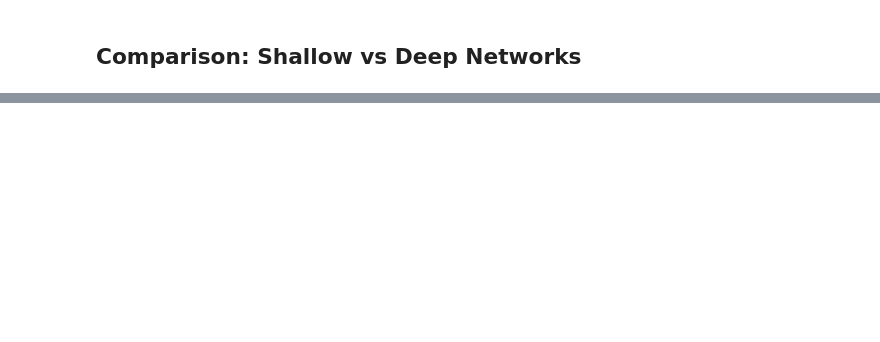
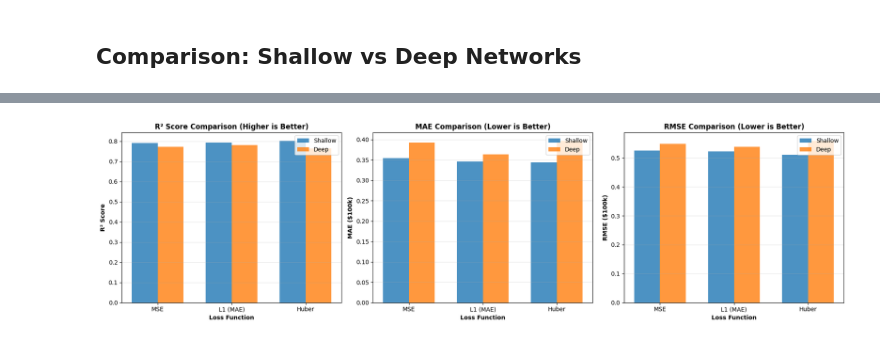
Before and after one commit to sbfroy/ikt469, a Jupyter notebook: assignment1.ipynb, the cells around one changed output, grey strips where cells are left out. Cells and saved outputs as stored; diff of their text form; code cells hidden in the pictures; blank space fills up the shorter version.

```diff
--- a/assignment1.ipynb
+++ b/assignment1.ipynb
@@ -720,0 +757,90 @@ Deep                 Huber           14.1470
+# %%
+# Create comprehensive performance comparison visualization
+fig, axes = plt.subplots(1, 3, figsize=(18, 5))
+
+# Collect test metrics for all models
+architectures = []
+loss_types = []
+r2_scores = []
+mae_scores = []
+rmse_scores = []
+
+for loss_name in loss_functions.keys():
+    # Shallow network
+    shallow_metrics = evaluate_model(shallow_results[loss_name]['model'], X_test_tensor, y_test_tensor)
+    architectures.append('Shallow')
+    loss_types.append(loss_name)
+    r2_scores.append(shallow_metrics['R²'])
+    mae_scores.append(shallow_metrics['MAE'])
+    rmse_scores.append(shallow_metrics['RMSE'])
+
+    # Deep network
+    deep_metrics = evaluate_model(deep_results[loss_name]['model'], X_test_tensor, y_test_tensor)
+    architectures.append('Deep')
+    loss_types.append(loss_name)
+    r2_scores.append(deep_metrics['R²'])
+    mae_scores.append(deep_metrics['MAE'])
+    rmse_scores.append(deep_metrics['RMSE'])
+
+# Create DataFrame for easier plotting
+results_df = pd.DataFrame({
+    'Architecture': architectures,
+    'Loss': loss_types,
+    'R²': r2_scores,
+    'MAE': mae_scores,
+    'RMSE': rmse_scores
+})
+
+# Plot 1: R² Score comparison
+ax = axes[0]
+x_pos = np.arange(len(loss_functions))
+width = 0.35
+shallow_r2 = results_df[results_df['Architecture'] == 'Shallow']['R²'].values
+deep_r2 = results_df[results_df['Architecture'] == 'Deep']['R²'].values
+ax.bar(x_pos - width/2, shallow_r2, width, label='Shallow', alpha=0.8)
+ax.bar(x_pos + width/2, deep_r2, width, label='Deep', alpha=0.8)
+ax.set_xlabel('Loss Function', fontweight='bold')
+ax.set_ylabel('R² Score', fontweight='bold')
+ax.set_title('R² Score Comparison (Higher is Better)', fontweight='bold')
+ax.set_xticks(x_pos)
+ax.set_xticklabels(loss_functions.keys())
+ax.legend()
+ax.grid(True, alpha=0.3, axis='y')
+
+# Plot 2: MAE comparison
+ax = axes[1]
+shallow_mae = results_df[results_df['Architecture'] == 'Shallow']['MAE'].values
+deep_mae = results_df[results_df['Architecture'] == 'Deep']['MAE'].values
+ax.bar(x_pos - width/2, shallow_mae, width, label='Shallow', alpha=0.8)
+ax.bar(x_pos + width/2, deep_mae, width, label='Deep', alpha=0.8)
+ax.set_xlabel('Loss Function', fontweight='bold')
+ax.set_ylabel('MAE ($100k)', fontweight='bold')
+ax.set_title('MAE Comparison (Lower is Better)', fontweight='bold')
+ax.set_xticks(x_pos)
+ax.set_xticklabels(loss_functions.keys())
+ax.legend()
+ax.grid(True, alpha=0.3, axis='y')
+
+# Plot 3: RMSE comparison
+ax = axes[2]
+shallow_rmse = results_df[results_df['Architecture'] == 'Shallow']['RMSE'].values
+deep_rmse = results_df[results_df['Architecture'] == 'Deep']['RMSE'].values
+ax.bar(x_pos - width/2, shallow_rmse, width, label='Shallow', alpha=0.8)
+ax.bar(x_pos + width/2, deep_rmse, width, label='Deep', alpha=0.8)
+ax.set_xlabel('Loss Function', fontweight='bold')
+ax.set_ylabel('RMSE ($100k)', fontweight='bold')
+ax.set_title('RMSE Comparison (Lower is Better)', fontweight='bold')
+ax.set_xticks(x_pos)
+ax.set_xticklabels(loss_functions.keys())
+ax.legend()
+ax.grid(True, alpha=0.3, axis='y')
+
+plt.tight_layout()
+plt.savefig(f'{output_dir}/performance_comparison.png', dpi=300, bbox_inches='tight')
+print(f"\nSaved: {output_dir}/performance_comparison.png")
+plt.show()
+
+print(f"\n{'='*80}")
+print(f"All figures saved to '{output_dir}/' directory")
+print(f"{'='*80}")
+# %% [output]
@@ -720,0 +848 @@ Deep                 Huber           14.1470
+[figure, added]
```
Also changed, not shown: parts of 17 cells of this notebook, 1 other file.
